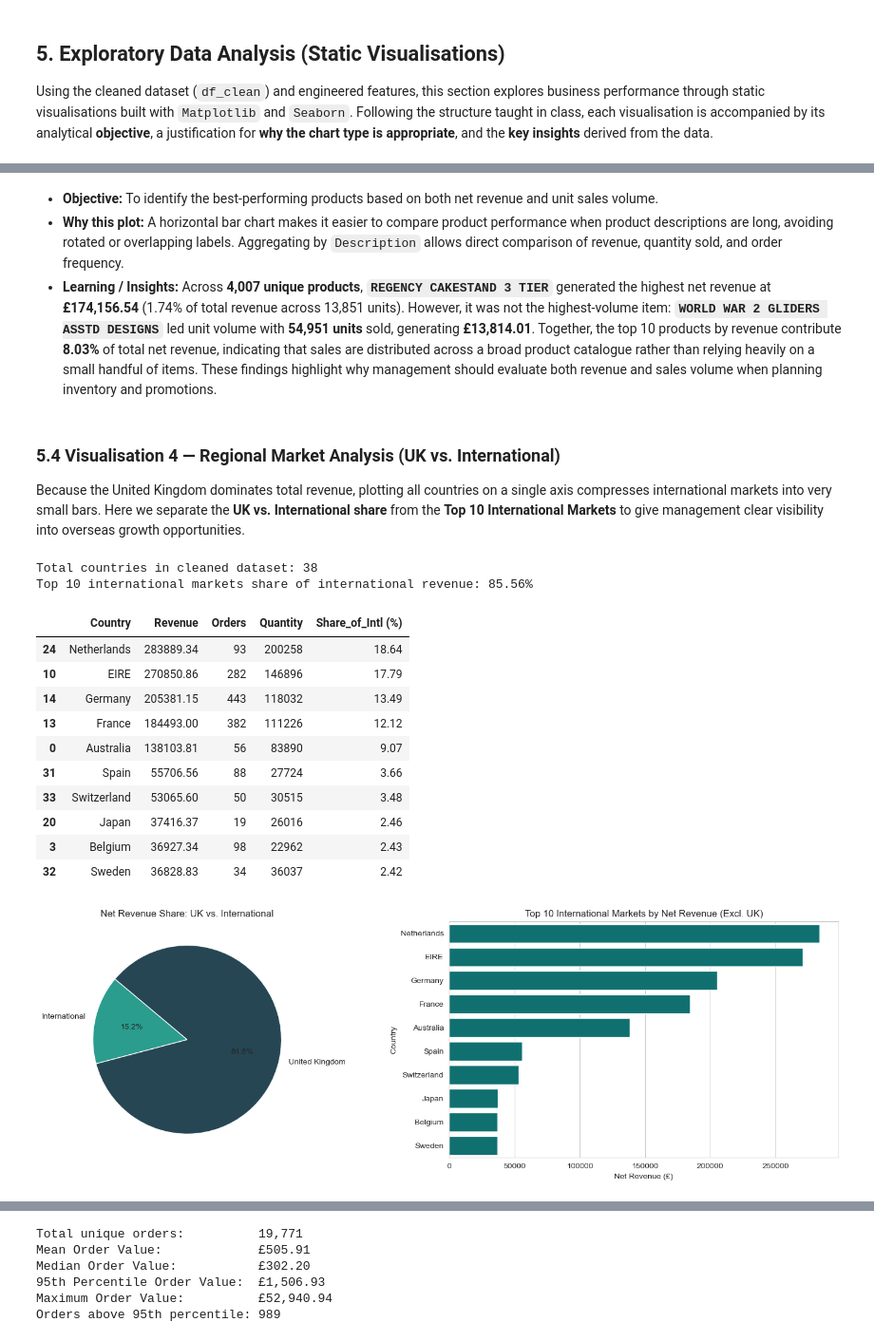
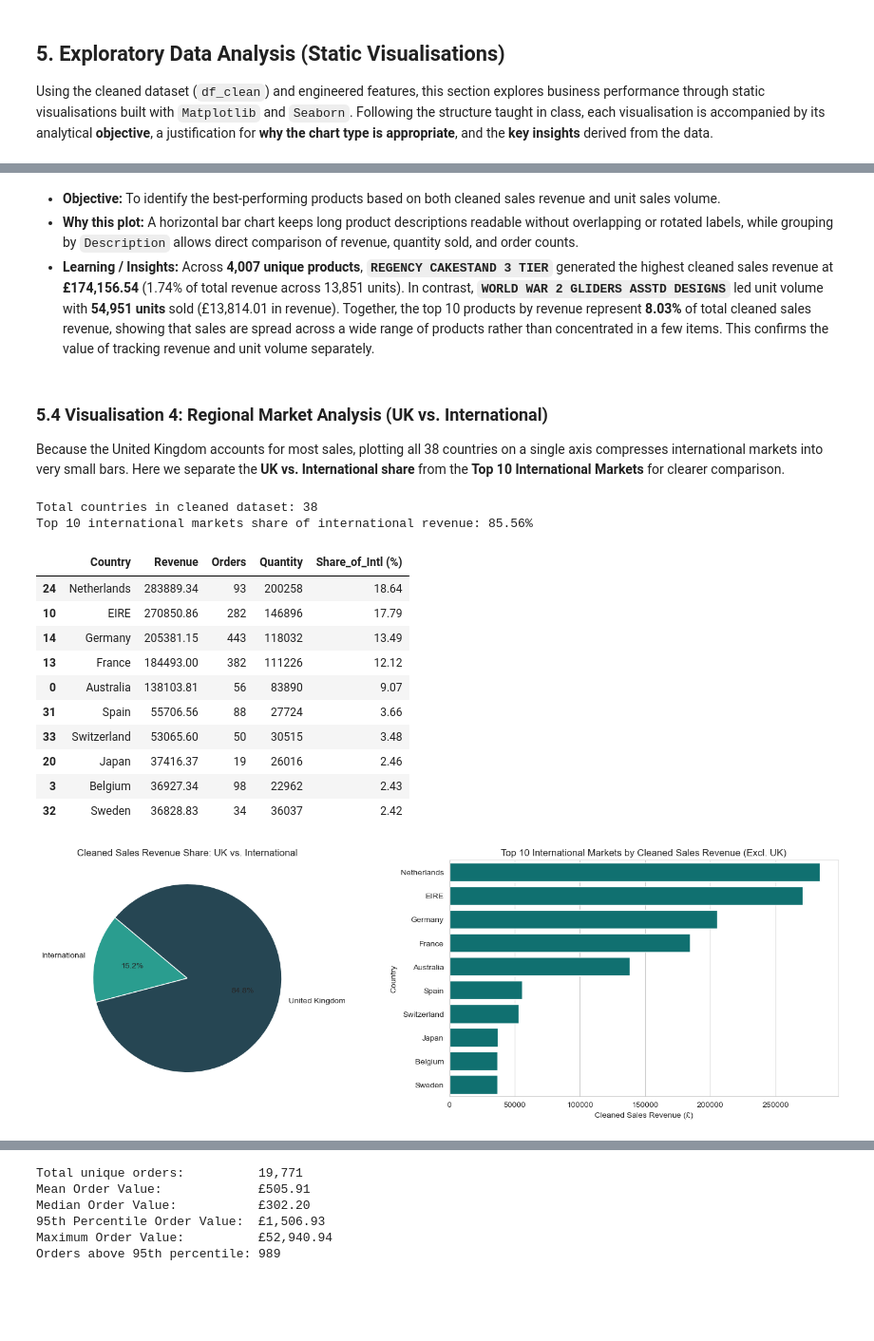
Before and after one commit to CCT-Dublin/CA2_Data_Visualisation_and_Communication_Caio_Jacob_2023168, a Jupyter notebook: CA2_Online_Retail_Analysis.ipynb, the cells around one changed output, grey strips where cells are left out. Shown at 95% size. Saved outputs shown, nothing was run; the diff lists cells and outputs as text; code cells hidden in the pictures; blank space fills up the shorter version.

```diff
--- a/CA2_Online_Retail_Analysis.ipynb
+++ b/CA2_Online_Retail_Analysis.ipynb
@@ -781,10 +779,22 @@ Name: Revenue, dtype: float64
 # %%
-# Verify order counts, line items, and revenue by day of week
+# Count distinct observed calendar dates per day of week to compare totals and daily averages
+df_clean["InvoiceDay"] = df_clean["InvoiceDate"].dt.date
+observed_days = df_clean.groupby("DayOfWeek")["InvoiceDay"].nunique()
+weekday_revenue = df_clean.groupby("DayOfWeek")["Revenue"].sum()
+
 weekday_check = pd.DataFrame({
+    "Observed_Days": observed_days,
     "Orders": df_clean.groupby("DayOfWeek")["InvoiceNo"].nunique(),
     "Records": df_clean.groupby("DayOfWeek")["InvoiceNo"].count(),
-    "Revenue": df_clean.groupby("DayOfWeek")["Revenue"].sum().round(2)
+    "Total_Revenue (£)": weekday_revenue.round(2),
+    "Avg_Daily_Revenue (£)": (weekday_revenue / observed_days).round(2)
 }).reindex(day_order, fill_value=0)
 
+# Remove temporary helper column so df_clean retains its 14 core columns
+df_clean = df_clean.drop(columns=["InvoiceDay"])
+
+# Mark the average as unavailable when no days were observed
+weekday_check.loc[weekday_check["Observed_Days"] == 0, "Avg_Daily_Revenue (£)"] = np.nan
+
 display(weekday_check)
 # %% [output]
@@ -856,12 +866,12 @@ Top 5 Products by Unit Volume (Quantity):
 # %% [markdown]
-- **Objective:** To identify the best-performing products based on both net revenue and unit sales volume.
-- **Why this plot:** A horizontal bar chart makes it easier to compare product performance when product descriptions are long, avoiding rotated or overlapping labels. Aggregating by `Description` allows direct comparison of revenue, quantity sold, and order frequency.
-- **Learning / Insights:** Across **4,007 unique products**, **`REGENCY CAKESTAND 3 TIER`** generated the highest net revenue at **£174,156.54** (1.74% of total revenue across 13,851 units). However, it was not the highest-volume item: **`WORLD WAR 2 GLIDERS ASSTD DESIGNS`** led unit volume with **54,951 units** sold, generating **£13,814.01**. Together, the top 10 products by revenue contribute **8.03%** of total net revenue, indicating that sales are distributed across a broad product catalogue rather than relying heavily on a small handful of items. These findings highlight why management should evaluate both revenue and sales volume when planning inventory and promotions.
+- **Objective:** To identify the best-performing products based on both cleaned sales revenue and unit sales volume.
+- **Why this plot:** A horizontal bar chart keeps long product descriptions readable without overlapping or rotated labels, while grouping by `Description` allows direct comparison of revenue, quantity sold, and order counts.
+- **Learning / Insights:** Across **4,007 unique products**, **`REGENCY CAKESTAND 3 TIER`** generated the highest cleaned sales revenue at **£174,156.54** (1.74% of total revenue across 13,851 units). In contrast, **`WORLD WAR 2 GLIDERS ASSTD DESIGNS`** led unit volume with **54,951 units** sold (£13,814.01 in revenue). Together, the top 10 products by revenue represent **8.03%** of total cleaned sales revenue, showing that sales are spread across a wide range of products rather than concentrated in a few items. This confirms the value of tracking revenue and unit volume separately.
 # %% [markdown]
-### 5.4 Visualisation 4 — Regional Market Analysis (UK vs. International)
-Because the United Kingdom dominates total revenue, plotting all countries on a single axis compresses international markets into very small bars. Here we separate the **UK vs. International share** from the **Top 10 International Markets** to give management clear visibility into overseas growth opportunities.
+### 5.4 Visualisation 4: Regional Market Analysis (UK vs. International)
+Because the United Kingdom accounts for most sales, plotting all 38 countries on a single axis compresses international markets into very small bars. Here we separate the **UK vs. International share** from the **Top 10 International Markets** for clearer comparison.
 # %%
-# Aggregate net revenue by Market (UK vs International)
+# Aggregate cleaned sales revenue by Market (UK vs International)
 market_rev = df_clean.groupby("Market")["Revenue"].sum()
 
 # Filter international sales and aggregate by Country
@@ -884,35 +894,35 @@ fig, axes = plt.subplots(1, 2, figsize=(15, 5))
 
 # Left chart: Pie chart for UK vs International revenue share
 axes[0].pie(
     market_rev.values,
     labels=market_rev.index,
     autopct="%1.1f%%",
     startangle=140,
     colors=["#2a9d8f", "#264653"]
 )
-axes[0].set_title("Net Revenue Share: UK vs. International")
+axes[0].set_title("Cleaned Sales Revenue Share: UK vs. International")
 
 # Right chart: Horizontal bar chart for Top 10 International markets
 sns.barplot(x="Revenue", y="Country", data=top10_intl, color="teal", ax=axes[1])
-axes[1].set_title("Top 10 International Markets by Net Revenue (Excl. UK)")
-axes[1].set_xlabel("Net Revenue (£)")
+axes[1].set_title("Top 10 International Markets by Cleaned Sales Revenue (Excl. UK)")
+axes[1].set_xlabel("Cleaned Sales Revenue (£)")
 axes[1].set_ylabel("Country")
 
 plt.tight_layout()
 plt.show()
 # %% [output]
 Total countries in cleaned dataset: 38
 Top 10 international markets share of international revenue: 85.56%
 |  | Country | Revenue | Orders | Quantity | Share_of_Intl (%) |
 | 24 | Netherlands | 283889.34 | 93 | 200258 | 18.64 |
 | 10 | EIRE | 270850.86 | 282 | 146896 | 17.79 |
 | 14 | Germany | 205381.15 | 443 | 118032 | 13.49 |
 | 13 | France | 184493.00 | 382 | 111226 | 12.12 |
 | 0 | Australia | 138103.81 | 56 | 83890 | 9.07 |
 | 31 | Spain | 55706.56 | 88 | 27724 | 3.66 |
 | 33 | Switzerland | 53065.60 | 50 | 30515 | 3.48 |
 | 20 | Japan | 37416.37 | 19 | 26016 | 2.46 |
 | 3 | Belgium | 36927.34 | 98 | 22962 | 2.43 |
 | 32 | Sweden | 36828.83 | 34 | 36037 | 2.42 |
-[figure, old version]
+[figure, new version]
 # %% [markdown]
```
Also changed, not shown: parts of 32 cells of this notebook.
